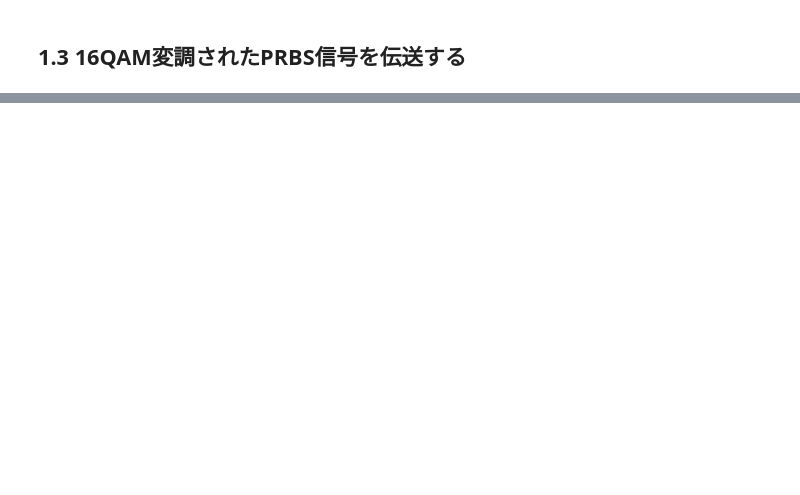
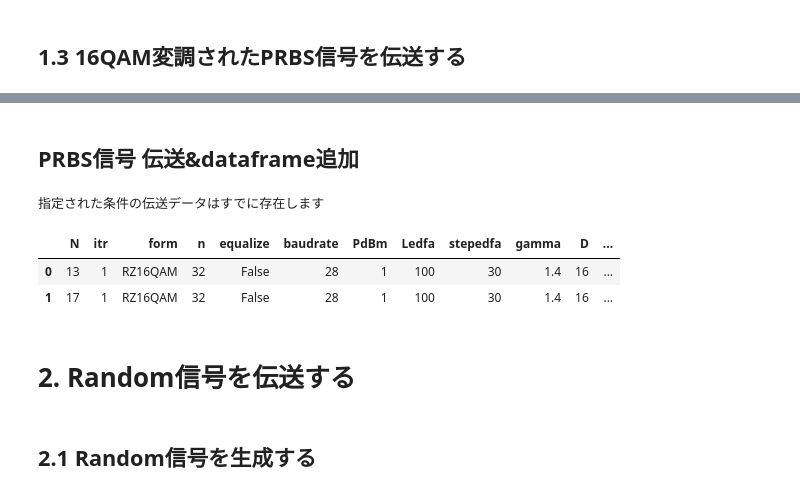
Before and after one commit to n-nooobu/masterthesis, a Jupyter notebook: src/transmission.ipynb, the cells around one changed output, grey strips where cells are left out. Cells and saved outputs as stored; diff of their text form; code cells hidden in the pictures; blank space fills up the shorter version.

```diff
--- a/src/transmission.ipynb
+++ b/src/transmission.ipynb
@@ -78,7 +83,7 @@ ax3.set_title('constellation');
 # %% [markdown]
 ## 1.3 16QAM変調されたPRBS信号を伝送する
 # %%
-boudrate = 28  # ボーレート[GBaud]
+baudrate = 28  # ボーレート[GBaud]
 PdBm = 1  # 平均入力光パワー[dBm]
 Ledfa = 100  # EDFAスパン[km]
 stepedfa = 30  # SSFMの繰り返し計算ステップ数
@@ -86,3 +91,6 @@ gamma = 1.4  # 非線形係数[/W/km]
 D = 16  # 分散パラメータ[ps/nm/km]
 Alpha = 0.16  # 伝送損失[dB/km]
 NF = 4  # ASE雑音指数[dB]
+
+Lmax = 500  # 伝送距離[km]
+ase = True  # ASE雑音を考慮するか
@@ -88,0 +159,65 @@ NF = 4  # ASE雑音指数[dB]
+# %% [markdown]
+## PRBS信号 伝送&dataframe追加
+# %%
+N = 17  # PRBSの次数
+itr = 1  # PRBSの繰り返し回数
+form = 'RZ16QAM'  # 変調方式
+n = 32  # 1シンボルあたりのサンプリング数[/symbol]
+equalize = False  # 各シンボル数を均等にするか
+baudrate = 28  # ボーレート[GBaud]
+PdBm = 1  # 平均入力光パワー[dBm]
+Ledfa = 100  # EDFAスパン[km]
+stepedfa = 30  # SSFMの繰り返し計算ステップ数
+gamma = 1.4  # 非線形係数[/W/km]
+D = 16  # 分散パラメータ[ps/nm/km]
+Alpha = 0.16  # 伝送損失[dB/km]
+NF = 4  # ASE雑音指数[dB]
+Lmax = 2500  # 伝送距離[km]
+ase = True  # ASE雑音を考慮するか
+
+df_dir = '../data/input/prbs.csv'
+if os.path.exists(df_dir):
+    df = pd.read_csv(df_dir, index_col=0)
+else:
+    cols = ['N', 'itr', 'form', 'n', 'equalize', 'baudrate', 'PdBm', 'Ledfa', 'stepedfa', 'gamma', 'D', 'Alpha', 'NF', 'Lmax', 'ase', 'data_path']
+    df = pd.DataFrame(index=[], columns=cols)
+
+condition = (df['N']==N) & (df['itr']==itr) & (df['form']==form) & (df['n']==n) & (df['equalize']==equalize) & (df['baudrate']==baudrate) & \
+                     (df['PdBm']==PdBm) & (df['Ledfa']==Ledfa) & (df['stepedfa']==stepedfa) & (df['gamma']==gamma) & (df['D']==D) & \
+                     (df['Alpha']==Alpha) & (df['NF']==NF) & (df['ase']==ase)
+if sum(condition) > 0:
+    index = df[condition].index[0]
+    if df['Lmax'][index] >= Lmax:
+        print('指定された条件の伝送データはすでに存在します')
+    else:
+        data_path = df['data_path'][index]
+        sgnl = load_pickle(data_path)
+        sgnl.transmission(Lmax=Lmax, ase=ase)
+        save_pickle(sgnl, data_path)
+
+        df.loc[index, 'Lmax'] = Lmax
+        df.to_csv(df_dir)
+else:
+    data_path = '../data/input/prbs/prbs_' + str(len(df)).zfill(10) + '.pickle'
+    bitsq = md.prbs(N=N, itr=itr)
+    mdl = md.Modulate(form=form, n=n, equalize=equalize)
+    modsq = mdl.transform(bitsq)
+    sgnl = tr.Signal(seq=modsq, form=form, n=n, baudrate=baudrate, PdBm=PdBm, Ledfa=Ledfa, stepedfa=stepedfa,
+                               gamma=gamma, D=D, Alpha=Alpha, NF=NF)
+    sgnl.transmission(Lmax=Lmax, ase=ase)
+    save_pickle(sgnl, data_path)
+
+    sr = pd.Series([N, itr, form, n, equalize, baudrate, PdBm, Ledfa, stepedfa, gamma, D, Alpha, NF, Lmax, ase, data_path], index=df.columns)
+    df = df.append(sr, ignore_index=True)
+    df.to_csv(df_dir)
+
+df
+# %% [output]
+指定された条件の伝送データはすでに存在します
+|  | N | itr | form | n | equalize | baudrate | PdBm | Ledfa | stepedfa | gamma | D | ... |
+| 0 | 13 | 1 | RZ16QAM | 32 | False | 28 | 1 | 100 | 30 | 1.4 | 16 | ... |
+| 1 | 17 | 1 | RZ16QAM | 32 | False | 28 | 1 | 100 | 30 | 1.4 | 16 | ... |
+# %% [markdown]
+# 2. Random信号を伝送する
+# %% [markdown]
+## 2.1 Random信号を生成する
```
Also changed, not shown: parts of 24 cells of this notebook, 4 other files.
